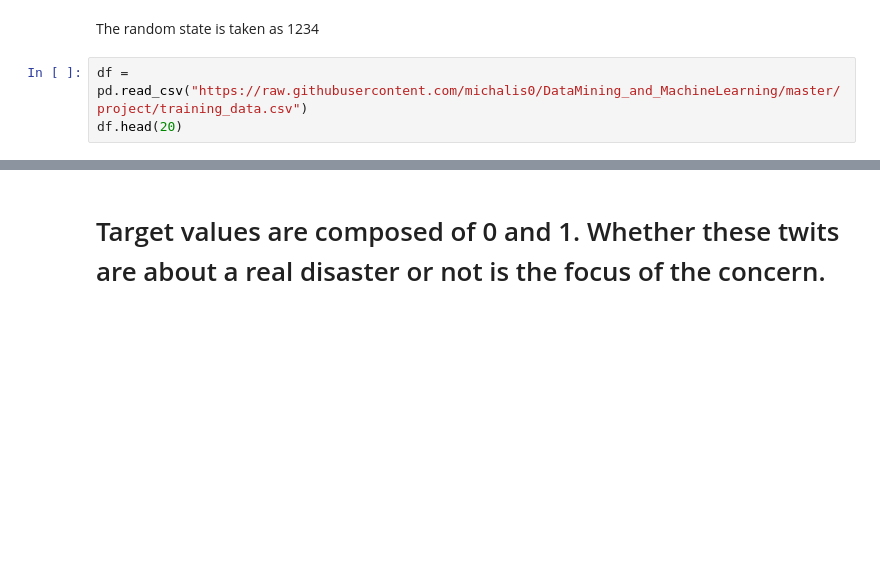
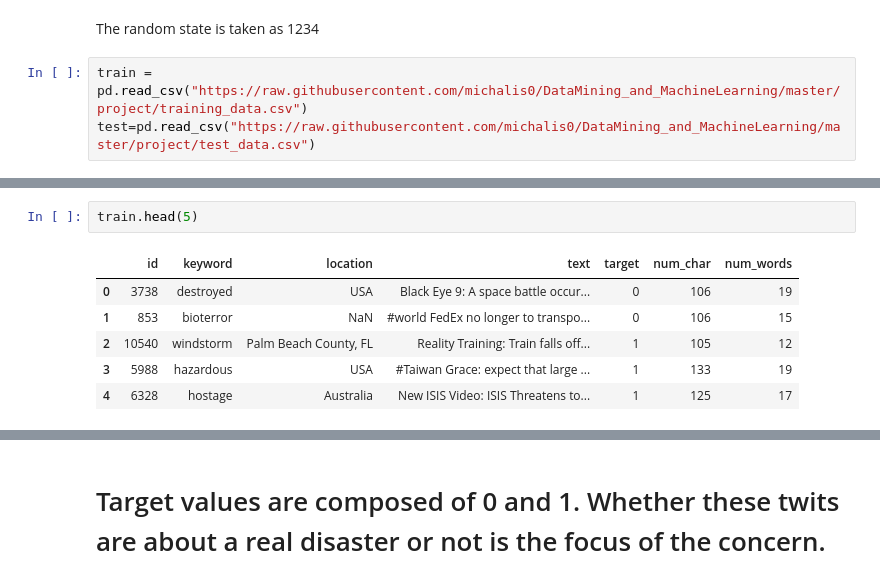
Before and after one commit to sarrab/DMML2020_COOP, a Jupyter notebook: code/COOP20.ipynb, the cells around one changed output, grey strips where cells are left out. Drawn from its saved outputs; the diff is of its cells as text; blank space fills up the shorter version.

Commit message:
trainin score of 0.89

```diff
--- a/code/COOP20.ipynb
+++ b/code/COOP20.ipynb
@@ -30,5 +33,5 @@ For the first part we import the data to get the firts informations about the da
 # %% [markdown]
 The random state is taken as 1234
 # %%
-df = pd.read_csv("https://raw.githubusercontent.com/michalis0/DataMining_and_MachineLearning/master/project/training_data.csv")
-df.head(20)
+train = pd.read_csv("https://raw.githubusercontent.com/michalis0/DataMining_and_MachineLearning/master/project/training_data.csv")
+test=pd.read_csv("https://raw.githubusercontent.com/michalis0/DataMining_and_MachineLearning/master/project/test_data.csv")
@@ -59,0 +42,9 @@ df.shape
+# %%
+train.head(5)
+# %% [output]
+|  | id | keyword | location | text | target | num_char | num_words |
+| 0 | 3738 | destroyed | USA | Black Eye 9: A space battle occur... | 0 | 106 | 19 |
+| 1 | 853 | bioterror | NaN | #world FedEx no longer to transpo... | 0 | 106 | 15 |
+| 2 | 10540 | windstorm | Palm Beach County, FL | Reality Training: Train falls off... | 1 | 105 | 12 |
+| 3 | 5988 | hazardous | USA | #Taiwan Grace: expect that large ... | 1 | 133 | 19 |
+| 4 | 6328 | hostage | Australia | New ISIS Video: ISIS Threatens to... | 1 | 125 | 17 |
```
Also changed, not shown: parts of 34 cells of this notebook.
